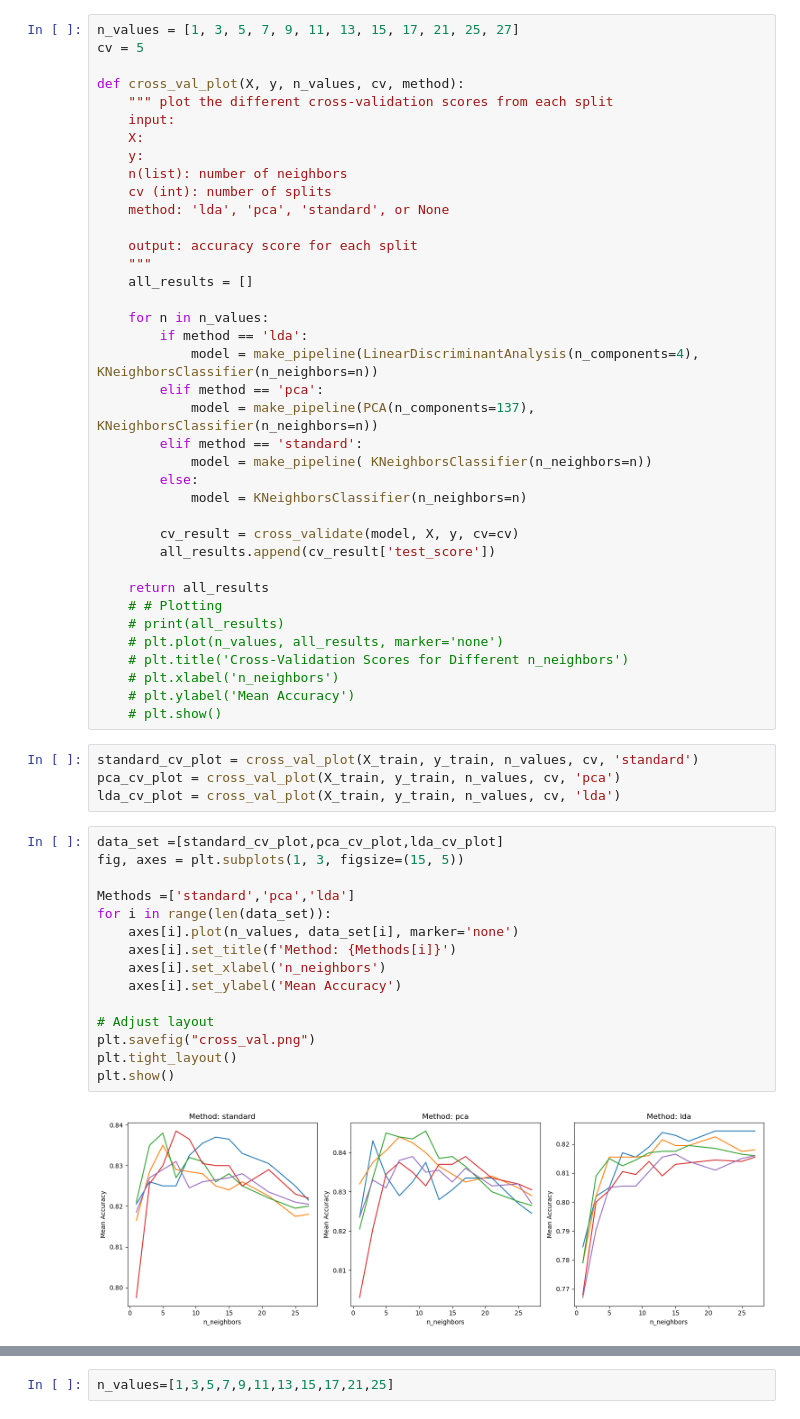
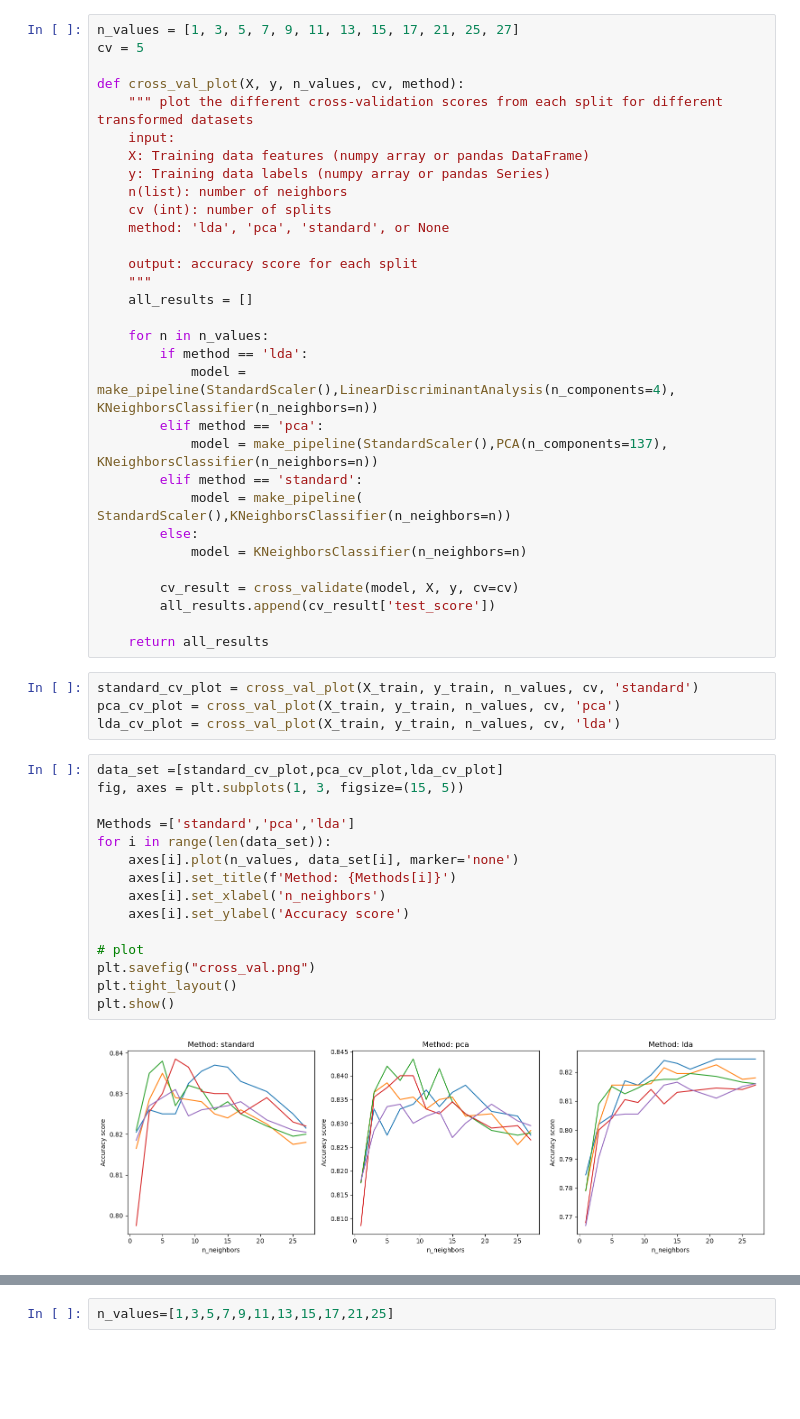
Before and after one commit to julielhagen/Clothing_classification-, a Jupyter notebook: Knn.ipynb, the cells around one changed output, grey strips where cells are left out. Cells and saved outputs as stored; diff of their text form; blank space fills up the shorter version.

```diff
--- a/Knn.ipynb
+++ b/Knn.ipynb
@@ -184,10 +172,10 @@ n_values = [1, 3, 5, 7, 9, 11, 13, 15, 17, 21, 25, 27]
 cv = 5
 
 def cross_val_plot(X, y, n_values, cv, method):
-    """ plot the different cross-validation scores from each split
+    """ plot the different cross-validation scores from each split for different transformed datasets
     input:
-    X:
-    y:
+    X: Training data features (numpy array or pandas DataFrame)
+    y: Training data labels (numpy array or pandas Series)
     n(list): number of neighbors
     cv (int): number of splits
     method: 'lda', 'pca', 'standard', or None
@@ -198,11 +186,11 @@ def cross_val_plot(X, y, n_values, cv, method):
 
     for n in n_values:
         if method == 'lda':
-            model = make_pipeline(LinearDiscriminantAnalysis(n_components=4), KNeighborsClassifier(n_neighbors=n))
+            model = make_pipeline(StandardScaler(),LinearDiscriminantAnalysis(n_components=4), KNeighborsClassifier(n_neighbors=n))
         elif method == 'pca':
-            model = make_pipeline(PCA(n_components=137), KNeighborsClassifier(n_neighbors=n))
+            model = make_pipeline(StandardScaler(),PCA(n_components=137), KNeighborsClassifier(n_neighbors=n))
         elif method == 'standard':
-            model = make_pipeline( KNeighborsClassifier(n_neighbors=n))
+            model = make_pipeline( StandardScaler(),KNeighborsClassifier(n_neighbors=n))
         else:
             model = KNeighborsClassifier(n_neighbors=n)
 
@@ -210,13 +198,6 @@ def cross_val_plot(X, y, n_values, cv, method):
         all_results.append(cv_result['test_score'])
 
     return all_results
-    # # Plotting
-    # print(all_results)
-    # plt.plot(n_values, all_results, marker='none')
-    # plt.title('Cross-Validation Scores for Different n_neighbors')
-    # plt.xlabel('n_neighbors')
-    # plt.ylabel('Mean Accuracy')
-    # plt.show()
 # %%
 standard_cv_plot = cross_val_plot(X_train, y_train, n_values, cv, 'standard')
 pca_cv_plot = cross_val_plot(X_train, y_train, n_values, cv, 'pca')
@@ -224,20 +205,20 @@ lda_cv_plot = cross_val_plot(X_train, y_train, n_values, cv, 'lda')
 # %%
 data_set =[standard_cv_plot,pca_cv_plot,lda_cv_plot]
 fig, axes = plt.subplots(1, 3, figsize=(15, 5))
 
 Methods =['standard','pca','lda']
 for i in range(len(data_set)):
     axes[i].plot(n_values, data_set[i], marker='none')
     axes[i].set_title(f'Method: {Methods[i]}')
     axes[i].set_xlabel('n_neighbors')
-    axes[i].set_ylabel('Mean Accuracy')
+    axes[i].set_ylabel('Accuracy score')
 
-# Adjust layout
+# plot
 plt.savefig("cross_val.png")
 plt.tight_layout()
 plt.show()
 # %% [output]
-[figure, old version]
+[figure, new version]
 # %%
 def cross_val_mean(X, y, n, cv, method):
     """
```
Also changed, not shown: parts of 36 cells of this notebook, 5 other files.
